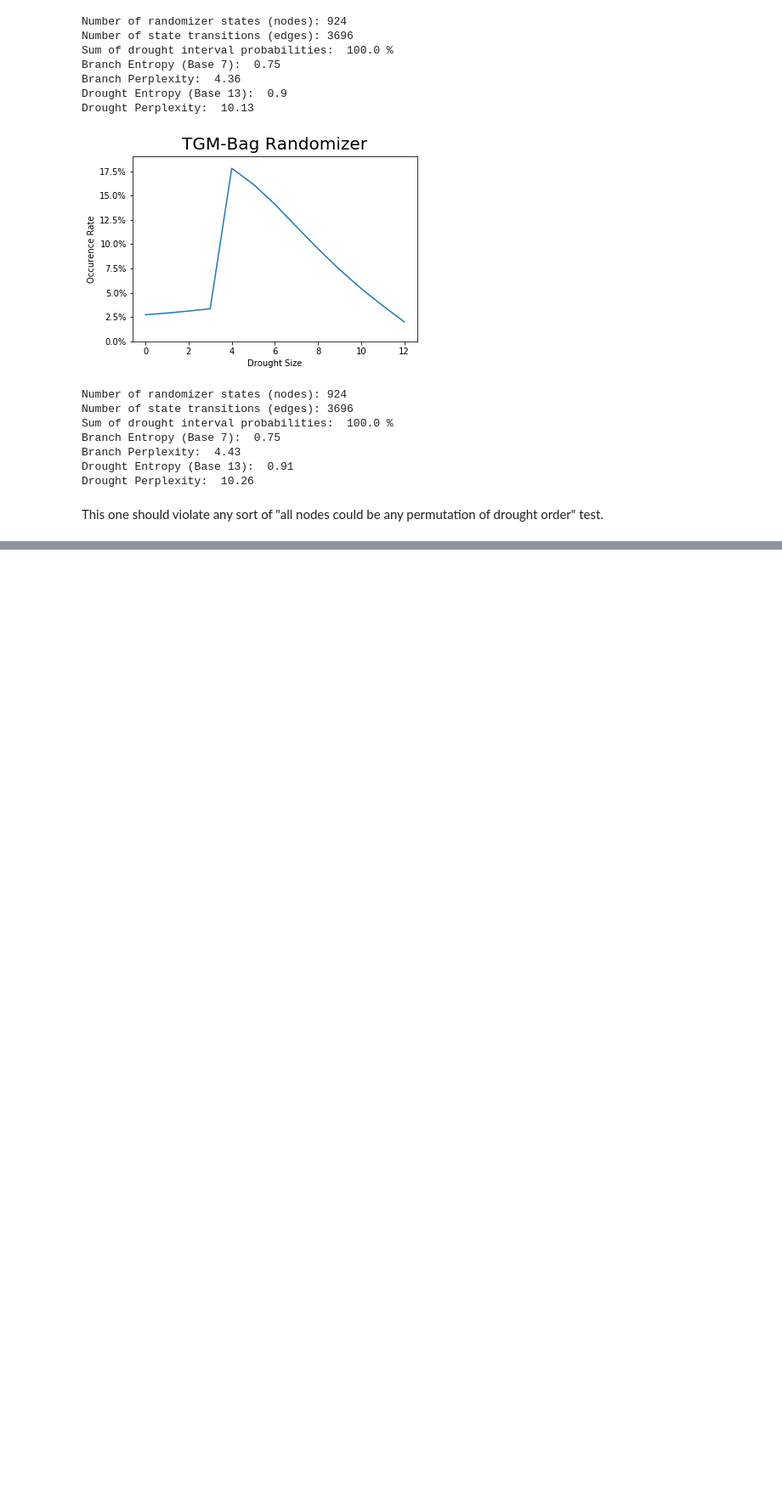
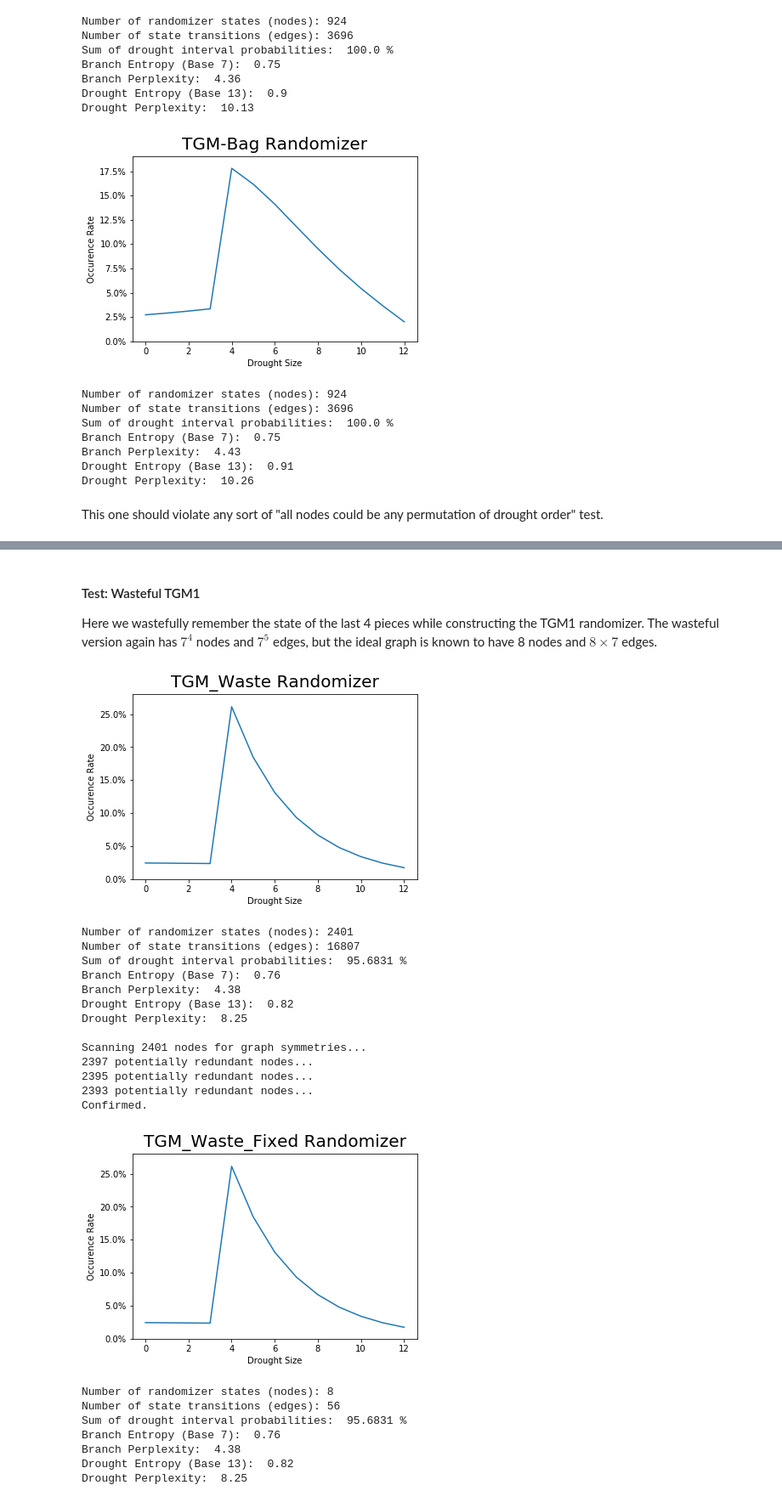
Before and after one commit to ericjtaylor/new_bags, a Jupyter notebook: new_bag.ipynb, the cells around one changed output, grey strips where cells are left out. Shown at 85% size. Drawn from its saved outputs; the diff is of its cells as text; code cells hidden in the pictures; blank space fills up the shorter version.

```diff
--- a/new_bag.ipynb
+++ b/new_bag.ipynb
@@ -1183,0 +1280,71 @@ OTSSTZLTTSTTILIIJSZJLSSSZZSLOTJZTILOSZJZOLSOZIZSLOJOITJLTJTSJTLISTITSLIJITTZLOZJ
+# %% [markdown]
+#### Test: Wasteful TGM1
+
+Here we wastefully remember the state of the last 4 pieces while constructing the TGM1 randomizer. The wasteful version again has $7^4$ nodes and $7^5$ edges, but the ideal graph is known to have 8 nodes and $8 \times 7$ edges.
+# %%
+TGM_Waste = nx.MultiDiGraph()
+state_set = set()
+state_work = list()
+
+old_state = [0, 0, 0, 0]
+state_work.append(old_state)
+
+while len(state_work) > 0:
+    # manage work queue
+    old_state = copy.deepcopy(state_work[0])
+    state_work.pop(0)
+    state_set.add(tuple(old_state))
+    # explore state transitions
+    for pick in range(7):
+        new_state = copy.deepcopy(old_state)
+        n_distinct = len(set(old_state))
+        picks = []
+        for i in old_state:
+            if i not in picks:
+                picks.append(i)
+        for i in range(7):
+            if i not in picks:
+                picks.append(i)
+        # shuffle history down
+        for i in range(4 - 1):
+            new_state[4 - i - 1] = new_state[4 - i - 2]
+        new_state[0] = picks[pick]
+        weight = (n_distinct / 7)**4
+        if pick < n_distinct:
+            weight = weight / n_distinct
+        else:
+            weight = 1 - weight
+            weight = weight / (7 - n_distinct)
+
+        TGM_Waste.add_edge(
+            tuple(old_state), tuple(new_state), pick=pick, weight=weight)
+        if (tuple(new_state) not in state_set) and (
+                new_state not in state_work):
+            state_work.append(new_state)
+
+rand_report(TGM_Waste, "TGM_Waste")
+TGM_Waste_Fixed = fold_graph(TGM_Waste)
+rand_report(TGM_Waste_Fixed, "TGM_Waste_Fixed")
+# %% [output]
+[figure, added]
+Number of randomizer states (nodes): 2401
+Number of state transitions (edges): 16807
+Sum of drought interval probabilities:  95.6831 %
+Branch Entropy (Base 7):  0.76
+Branch Perplexity:  4.38
+Drought Entropy (Base 13):  0.82
+Drought Perplexity:  8.25
+
+Scanning 2401 nodes for graph symmetries...
+2397 potentially redundant nodes...
+2395 potentially redundant nodes...
+2393 potentially redundant nodes...
+Confirmed.
+[figure, added]
+Number of randomizer states (nodes): 8
+Number of state transitions (edges): 56
+Sum of drought interval probabilities:  95.6831 %
+Branch Entropy (Base 7):  0.76
+Branch Perplexity:  4.38
+Drought Entropy (Base 13):  0.82
+Drought Perplexity:  8.25
```
Also changed, not shown: parts of 27 cells of this notebook.
